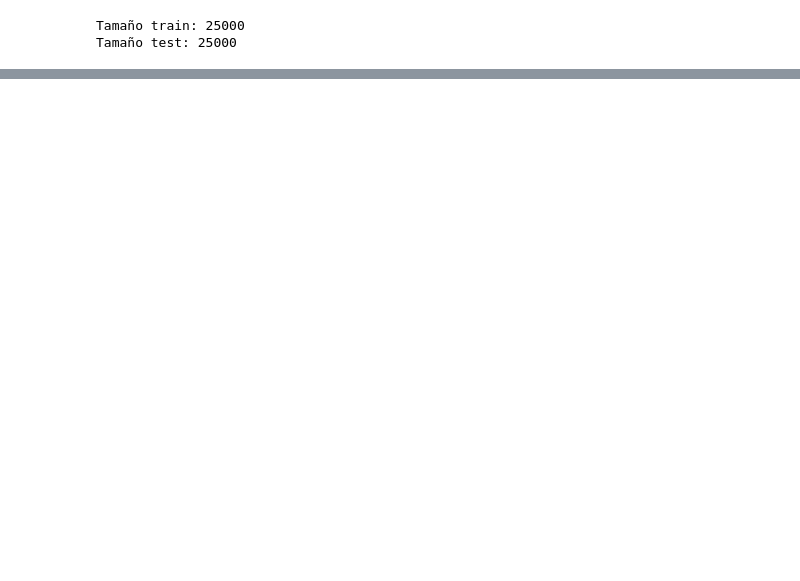
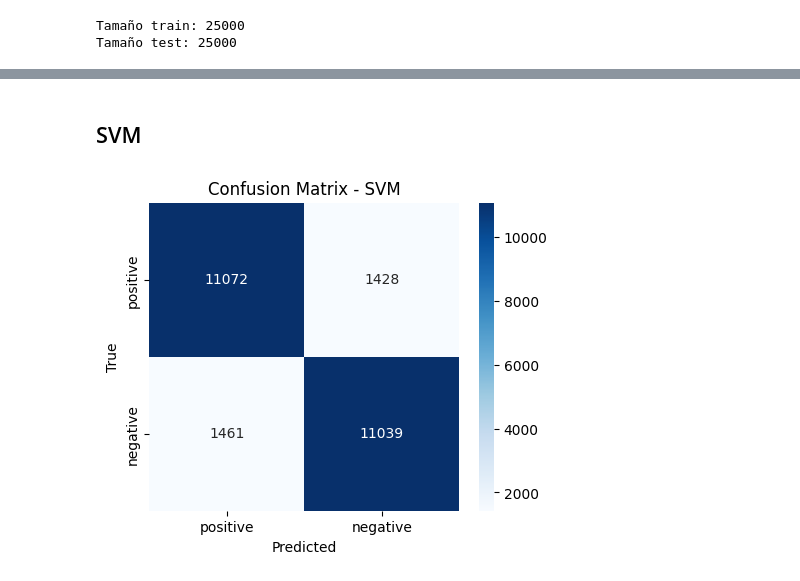
Before and after one commit to priscilacervantes25/Project-No.-1_N-grams, a Jupyter notebook: Project-No.1.ipynb, the cells around one changed output, grey strips where cells are left out. Drawn from its saved outputs; the diff is of its cells as text; code cells hidden in the pictures; blank space fills up the shorter version.

```diff
--- a/Project-No.1.ipynb
+++ b/Project-No.1.ipynb
@@ -34,0 +177,7 @@ Tamaño test: 25000
+# %%
+svm = LinearSVC()
+svm.fit(X_train, y_train)
+y_pred_svm = svm.predict(X_test)
+print("SVM")
+print("Accuracy:", accuracy_score(y_test, y_pred_svm))
+print(classification_report(y_test, y_pred_svm))
@@ -34,0 +220,6 @@ Tamaño test: 25000
+# %% [markdown]
+## SVM
+# %%
+plot_confusion(y_test, y_pred_svm, "Confusion Matrix - SVM")
+# %% [output]
+[figure, added]
```
Also changed, not shown: parts of 25 cells of this notebook.
